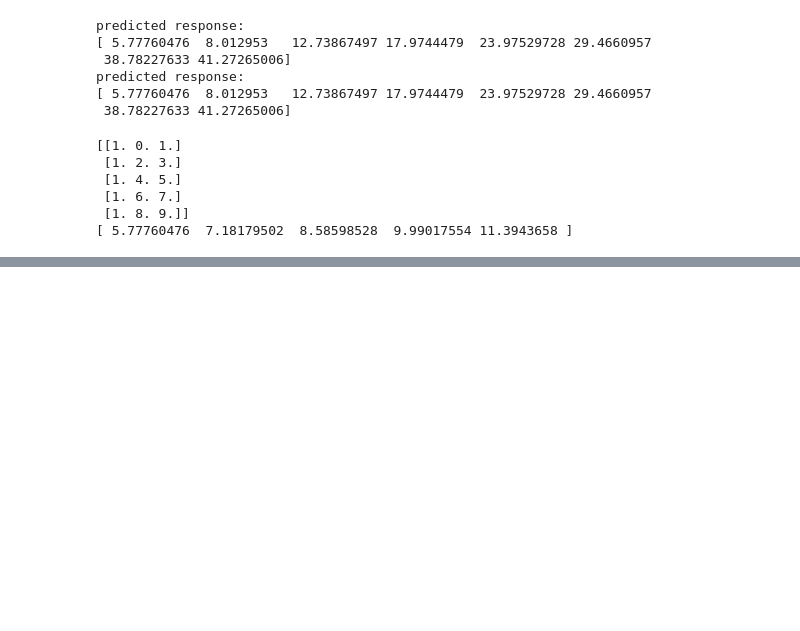
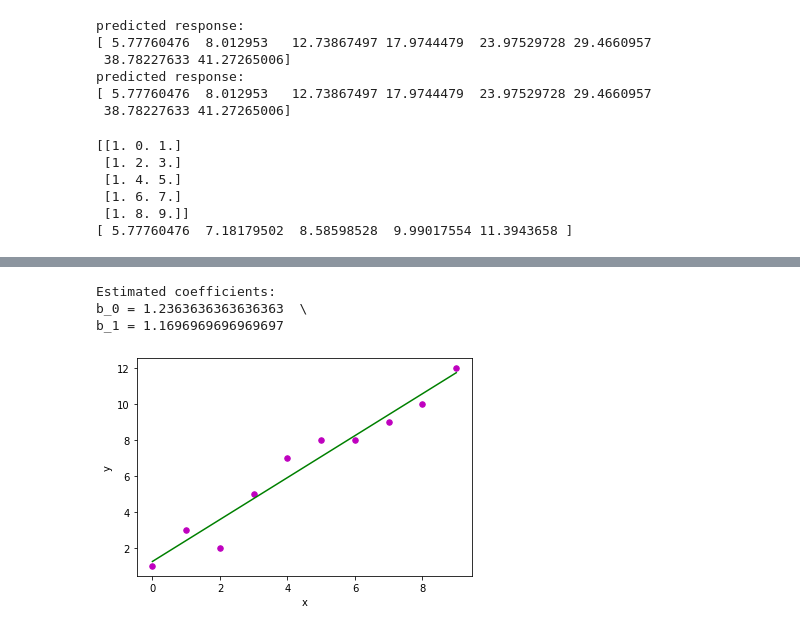
Before and after one commit to anikil/python-basic-maths, a Jupyter notebook: regression in python.ipynb, the cells around one changed output, grey strips where cells are left out. Drawn from its saved outputs; the diff is of its cells as text; code cells hidden in the pictures; blank space fills up the shorter version.

```diff
--- a/regression in python.ipynb
+++ b/regression in python.ipynb
@@ -301,0 +329,2 @@ predicted response:
+# %%
+model.fit(x, y)
@@ -301,0 +397,6 @@ predicted response:
+# %%
+
+def main():
+    # observations
+    x = np.array([0, 1, 2, 3, 4, 5, 6, 7, 8, 9])
+    y = np.array([1, 3, 2, 5, 7, 8, 8, 9, 10, 12])
@@ -301,0 +418,20 @@ predicted response:
+# %%
+def main():
+    # observations
+    x = np.array([0, 1, 2, 3, 4, 5, 6, 7, 8, 9])
+    y = np.array([1, 3, 2, 5, 7, 8, 8, 9, 10, 12])
+
+    # estimating coefficients
+    b = estimate_coef(x, y)
+    print("Estimated coefficients:\nb_0 = {}  \  \nb_1 = {}".format(b[0], b[1]))
+
+    # plotting regression line
+    plot_regression_line(x, y, b)
+
+if __name__ == "__main__":
+    main()
+# %% [output]
+Estimated coefficients:
+b_0 = 1.2363636363636363  \
+b_1 = 1.1696969696969697
+[figure, added]
```
Also changed, not shown: parts of 20 cells of this notebook, 1 other file.
